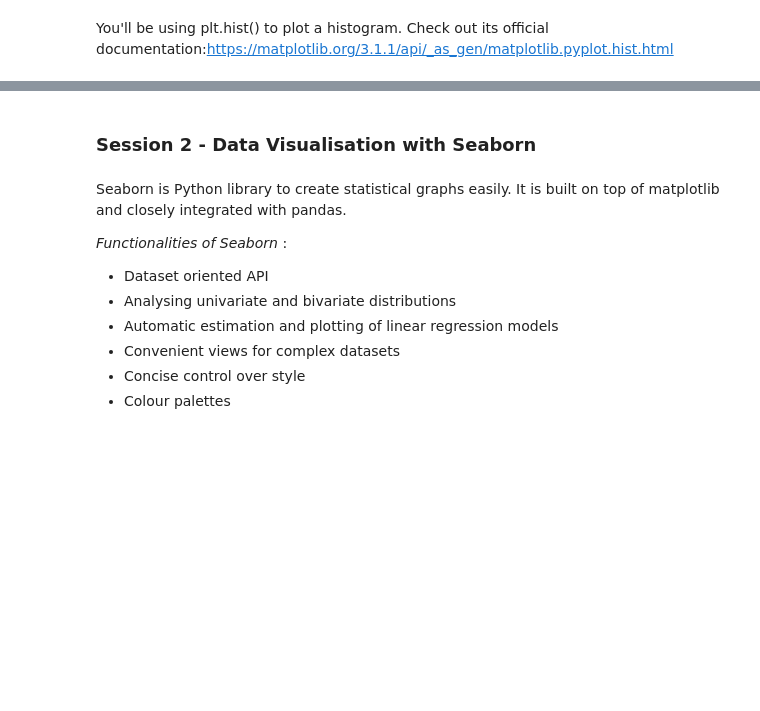
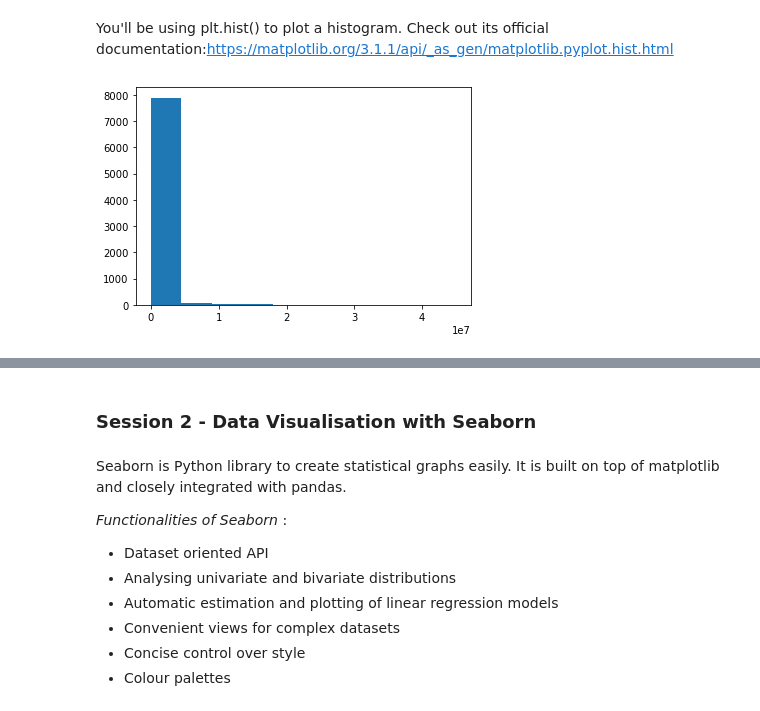
Before and after one commit to rusheel98/Data-Visualization-on-google-play-store-reviews-dataset, a Jupyter notebook: Data Visualisation on Play store reviews dataset.ipynb, the cells around one changed output, grey strips where cells are left out. Cells and saved outputs as stored; diff of their text form; code cells hidden in the pictures; blank space fills up the shorter version.

```diff
--- a/Data Visualisation on Play store reviews dataset.ipynb
+++ b/Data Visualisation on Play store reviews dataset.ipynb
@@ -508,5 +571,6 @@ Using a box plot you can identify the outliers as follows:
 # %%
 #Clean the Price column again
+df = df[df.Price<=30]
 # %% [markdown]
 ### Histograms
 
@@ -521,5 +585,9 @@ You can adjust the number of bins to improve its granularity
 You'll be using plt.hist() to plot a histogram. Check out its official documentation:https://matplotlib.org/3.1.1/api/_as_gen/matplotlib.pyplot.hist.html
 # %%
 #Create a histogram of the Reviews
+plt.hist(df.Reviews)
+plt.show()
+# %% [output]
+[figure, added]
 # %%
 #Create a boxplot of the Reviews column
```
Also changed, not shown: parts of 18 cells of this notebook.
